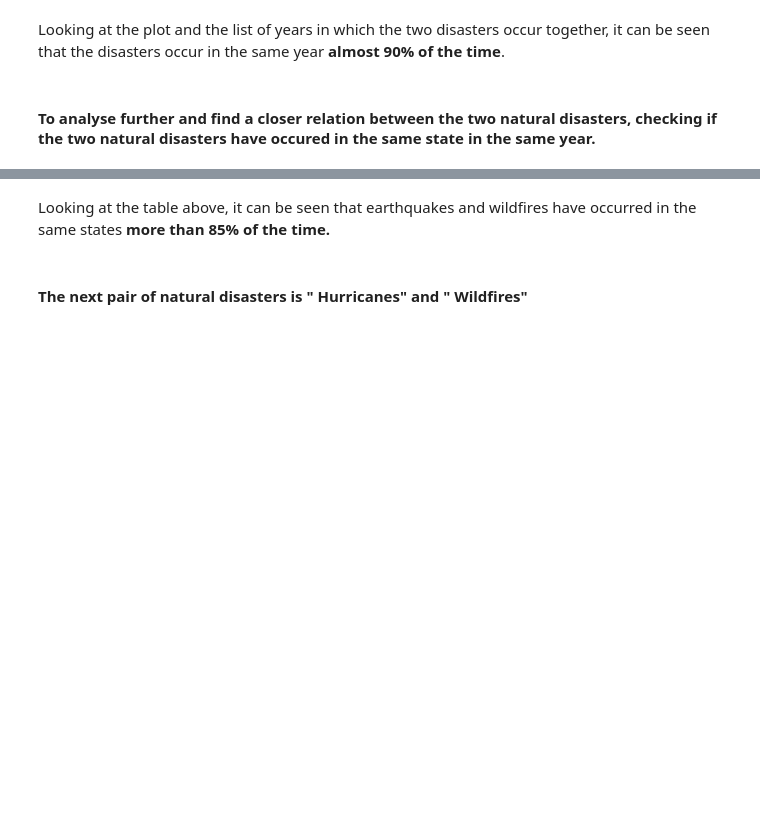
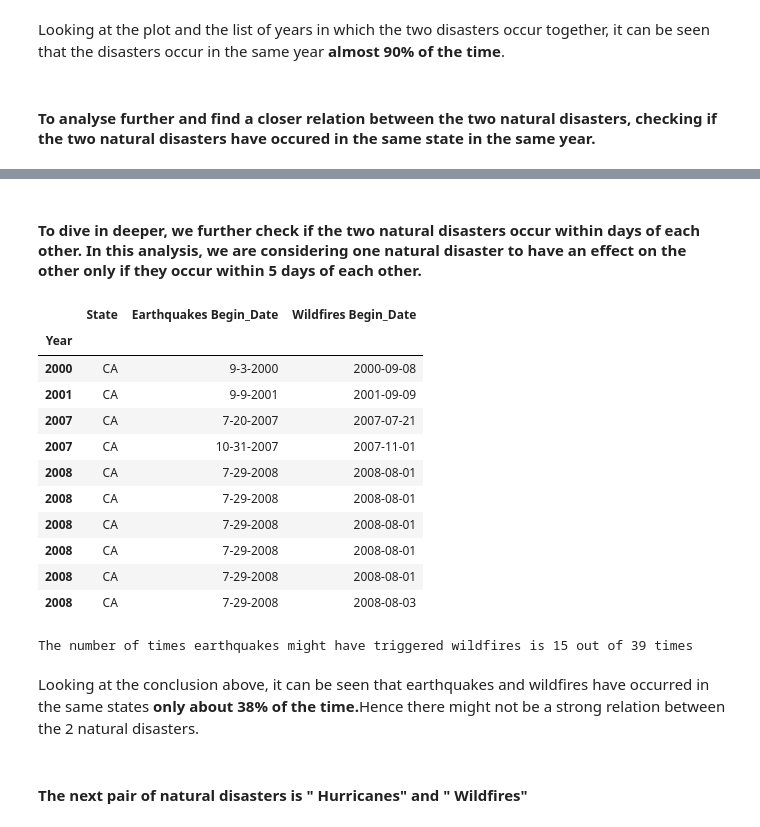
Before and after one commit to resh-chh/2021Fall_finals, a Jupyter notebook: Natural_Disasters_and_its_Economic_Impacts_in_the_US.ipynb, the cells around one changed output, grey strips where cells are left out. Drawn from its saved outputs; the diff is of its cells as text; code cells hidden in the pictures; blank space fills up the shorter version.

```diff
--- a/Natural_Disasters_and_its_Economic_Impacts_in_the_US.ipynb
+++ b/Natural_Disasters_and_its_Economic_Impacts_in_the_US.ipynb
@@ -170,5 +186,32 @@ display(state_wise_disasters)
+# %% [markdown]
+#### To dive in deeper, we further check if the two natural disasters occur within days of each other. In this analysis, we are considering one natural disaster to have an effect on the other only if they occur within 5 days of each other.
+# %%
+# find if the disasters occur within days of each other
+state_wise_disasters.reset_index(inplace = True)
+disaster_days_apart = find_disaster_occurrence_within_days(earthquake_data,wildfires_data,state_wise_disasters,event_list)
+disaster_days_apart.set_index('Year', inplace=True)
+display(disaster_days_apart.head(10))
+# %% [output]
+|  | State | Earthquakes Begin_Date | Wildfires Begin_Date |
+| Year |  |  |  |
+| 2000 | CA | 9-3-2000 | 2000-09-08 |
+| 2001 | CA | 9-9-2001 | 2001-09-09 |
+| 2007 | CA | 7-20-2007 | 2007-07-21 |
+| 2007 | CA | 10-31-2007 | 2007-11-01 |
+| 2008 | CA | 7-29-2008 | 2008-08-01 |
+| 2008 | CA | 7-29-2008 | 2008-08-01 |
+| 2008 | CA | 7-29-2008 | 2008-08-01 |
+| 2008 | CA | 7-29-2008 | 2008-08-01 |
+| 2008 | CA | 7-29-2008 | 2008-08-01 |
+| 2008 | CA | 7-29-2008 | 2008-08-03 |
+# %%
+no_of_occurrence = len(disaster_days_apart)
+total_occurrence = state_wise_disasters['Earthquakes'].sum()
+print("The number of times earthquakes might have triggered wildfires is {} out of {} times".format(no_of_occurrence, total_occurrence))
+# %% [output]
+The number of times earthquakes might have triggered wildfires is 15 out of 39 times
 # %% [markdown]
-Looking at the table above, it can be seen that earthquakes and wildfires have occurred in the same states <b>more than 85% of the time.</b>
+Looking at the conclusion above, it can be seen that earthquakes and wildfires have occurred in the same states <b>only about 38% of the time.</b>Hence there might not be a strong relation between the 2 natural disasters.
 # %% [markdown]
 #### The next pair of natural disasters is " Hurricanes" and " Wildfires"
 # %%
```
Also changed, not shown: parts of 25 cells of this notebook, 1 other file.
